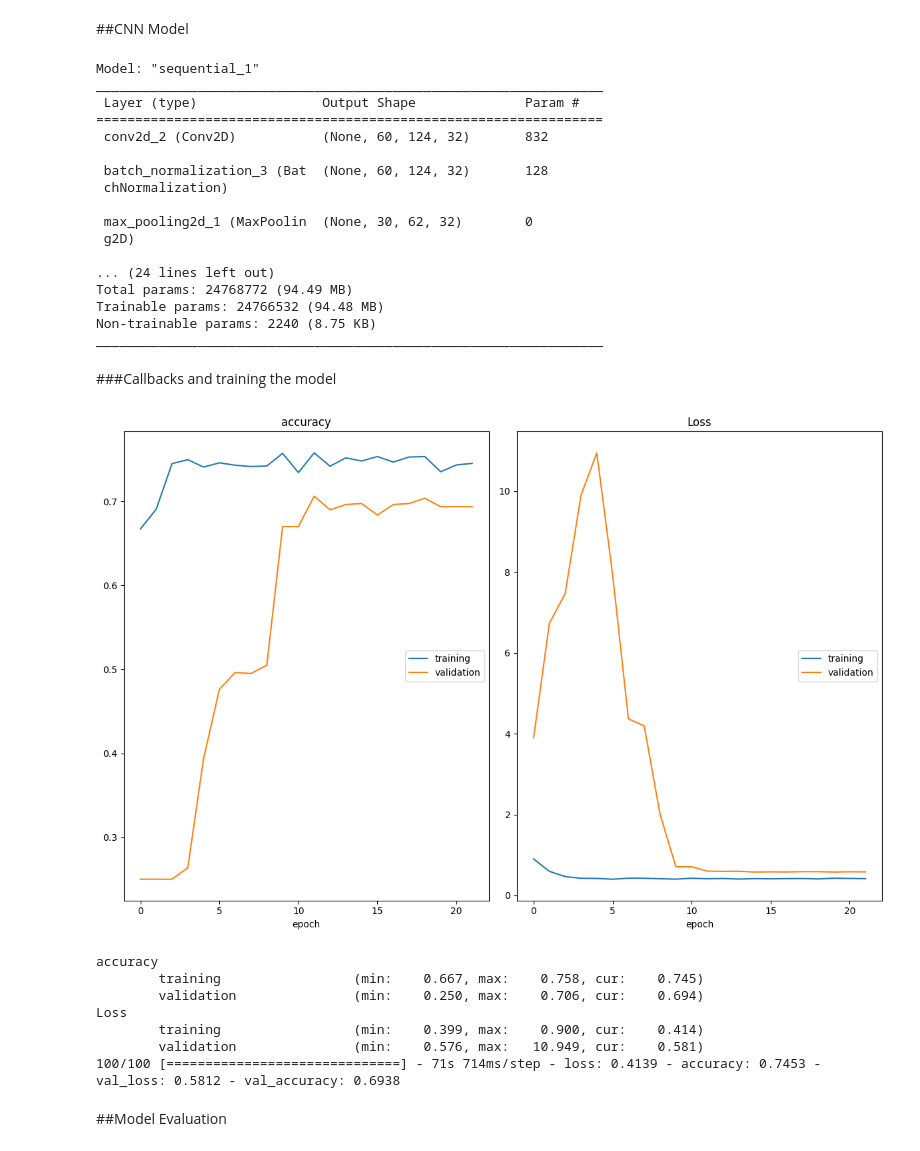
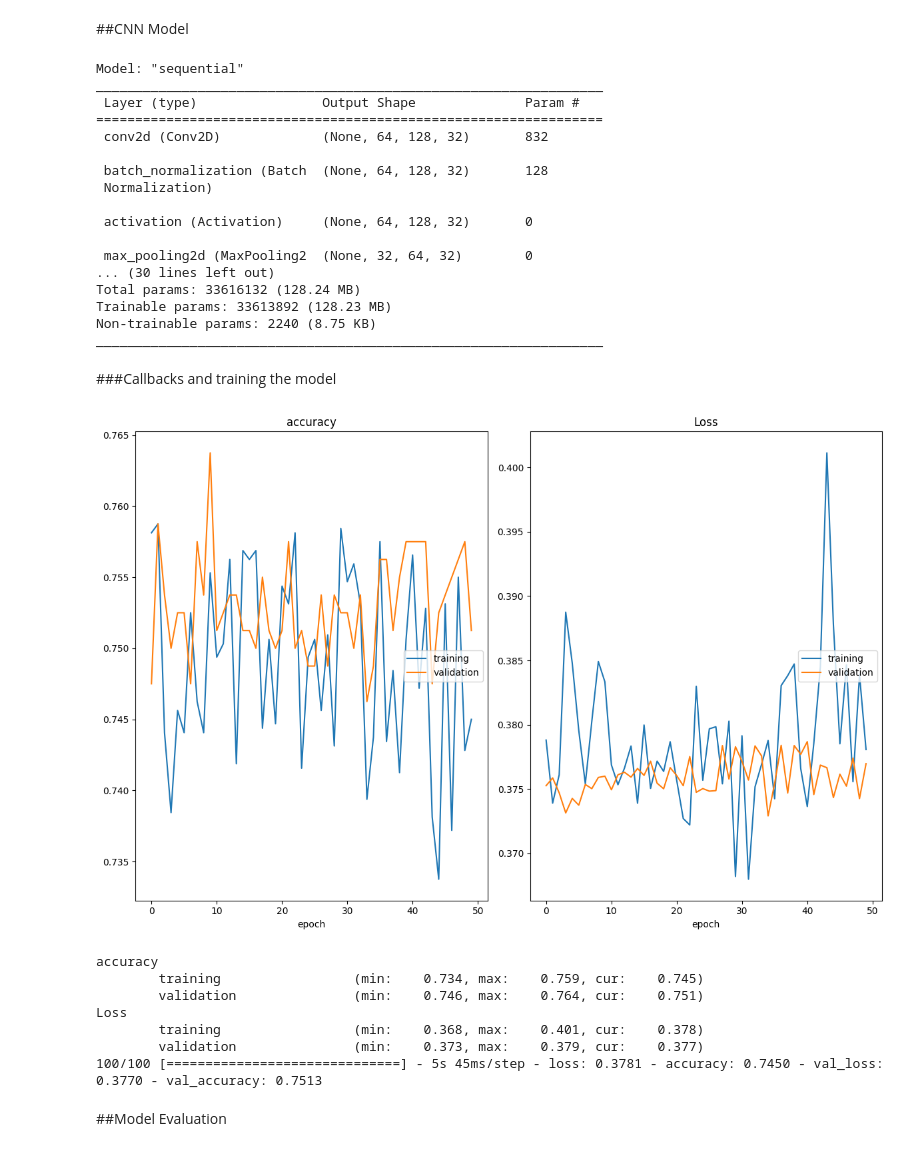
Before and after one commit to amarponnada/classify-radio-signals-from-space, a Jupyter notebook: RadioSignalsClassification_CNN.ipynb, the cells around one changed output. Saved outputs shown, nothing was run; the diff lists cells and outputs as text; code cells hidden in the pictures.

```diff
--- a/RadioSignalsClassification_CNN.ipynb
+++ b/RadioSignalsClassification_CNN.ipynb
@@ -131,15 +131,17 @@ from tensorflow.keras.optimizers import Adam
 # %%
 model=Sequential()
 #1st Convolution
-model.add(Conv2D(32, (5,5), input_shape=(64,128,1),activation='relu'))
+model.add(Conv2D(32, (5,5), padding='same', input_shape=(64,128,1)))
 model.add(BatchNormalization())
+model.add(Activation('relu'))
 model.add(MaxPooling2D(pool_size=(2,2)))
 #model.add(Dense(64,activation='relu'))
 model.add(Dropout(0.25))
 
 #2nd convolution
-model.add(Conv2D(64,(5,5),activation='relu'))
+model.add(Conv2D(64,(5,5),padding='same'))
 model.add(BatchNormalization())
+model.add(Activation('relu'))
 model.add(MaxPooling2D(pool_size=(2,2)))
 model.add(Dropout(0.25))
 
@@ -147,8 +149,9 @@ model.add(Dropout(0.25))
 model.add(Flatten())
 
 #Fully Connected Layer
-model.add(Dense(1024,activation='relu'))
+model.add(Dense(1024))
 model.add(BatchNormalization())
+model.add(Activation('relu'))
 model.add(Dropout(0.4))
 #Output
 model.add(Dense(4,activation='softmax'))
@@ -157,24 +160,24 @@ initial_learning_rate=0.005
 lr_schedule= tf.keras.optimizers.schedules.ExponentialDecay(initial_learning_rate=initial_learning_rate,decay_steps=5,
                                                             decay_rate=0.96,staircase=True)
 optimizer=Adam(learning_rate=lr_schedule)
-model.compile(optimizer=optimizer,loss=tf.keras.losses.CategoricalCrossentropy(),metrics=['accuracy'])
+model.compile(optimizer=optimizer,loss='categorical_crossentropy',metrics=['accuracy'])
 model.summary()
 # %% [output]
-Model: "sequential_1"
+Model: "sequential"
 _________________________________________________________________
  Layer (type)                Output Shape              Param #
 =================================================================
- conv2d_2 (Conv2D)           (None, 60, 124, 32)       832
+ conv2d (Conv2D)             (None, 64, 128, 32)       832
 
- batch_normalization_3 (Bat  (None, 60, 124, 32)       128
- chNormalization)
+ batch_normalization (Batch  (None, 64, 128, 32)       128
+ Normalization)
 
- max_pooling2d_1 (MaxPoolin  (None, 30, 62, 32)        0
- g2D)
+ activation (Activation)     (None, 64, 128, 32)       0
 
-... (24 lines left out)
-Total params: 24768772 (94.49 MB)
-Trainable params: 24766532 (94.48 MB)
+ max_pooling2d (MaxPooling2  (None, 32, 64, 32)        0
+... (30 lines left out)
+Total params: 33616132 (128.24 MB)
+Trainable params: 33613892 (128.23 MB)
 Non-trainable params: 2240 (8.75 KB)
 _________________________________________________________________
 # %% [markdown]
@@ -182,28 +185,40 @@ _________________________________________________________________
 # %%
 !pip install livelossplot
 from keras.callbacks import EarlyStopping
 from livelossplot.inputs.tf_keras import PlotLossesCallback
+from tensorflow.keras.callbacks import ModelCheckpoint
 
-earlystop=EarlyStopping(monitor='val_accuracy',patience=10,min_delta=0.01,mode='max')
+# Creating the checkpoints i.e Saving the weights with maximum Validation accuracy
+checkpoint = ModelCheckpoint("model_weights.h5",
+                             monitor='val_loss',
+                             save_weights_only=True,
+                             mode='min',
+                             verbose=0)
 
-callbacks=[earlystop,PlotLossesCallback()]
+#earlystop=EarlyStopping(monitor='val_accuracy',patience=10,min_delta=0.01,mode='max')
+
+#callbacks=[earlystop,PlotLossesCallback()]
+callbacks=[PlotLossesCallback(), checkpoint]
+#callbacks=[PlotLossesCallback()]
 
 epochs =50
 batch_size= 32
 
 training = model.fit( datagen_train.flow(x_train,y_train,batch_size=batch_size,shuffle=True),
-                   steps_per_epoch=len(x_train)//batch_size,epochs=epochs,
+                   steps_per_epoch=len(x_train)//batch_size,
+                    epochs=epochs,
                    validation_data=datagen_valid.flow(x_valid,y_valid,batch_size=batch_size,shuffle=True),
-                       validation_steps=len(x_valid)//batch_size,callbacks=callbacks)
+                  validation_steps=len(x_valid)//batch_size,
+                      callbacks=callbacks)
 # %% [output]
-[figure, old version]
+[figure, new version]
 accuracy
-        training                 (min:    0.667, max:    0.758, cur:    0.745)
-        validation               (min:    0.250, max:    0.706, cur:    0.694)
+        training                 (min:    0.734, max:    0.759, cur:    0.745)
+        validation               (min:    0.746, max:    0.764, cur:    0.751)
 Loss
-        training                 (min:    0.399, max:    0.900, cur:    0.414)
-        validation               (min:    0.576, max:   10.949, cur:    0.581)
-100/100 [==============================] - 71s 714ms/step - loss: 0.4139 - accuracy: 0.7453 - val_loss: 0.5812 - val_accuracy: 0.6938
+        training                 (min:    0.368, max:    0.401, cur:    0.378)
+        validation               (min:    0.373, max:    0.379, cur:    0.377)
+100/100 [==============================] - 5s 45ms/step - loss: 0.3781 - accuracy: 0.7450 - val_loss: 0.3770 - val_accuracy: 0.7513
 # %% [markdown]
 ##Model Evaluation
 # %%
```
Also changed, not shown: parts of 5 cells of this notebook.
